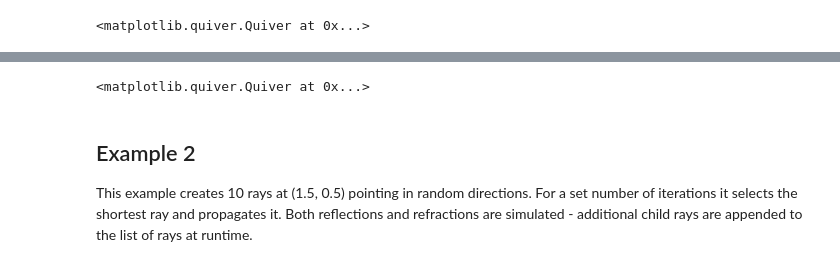
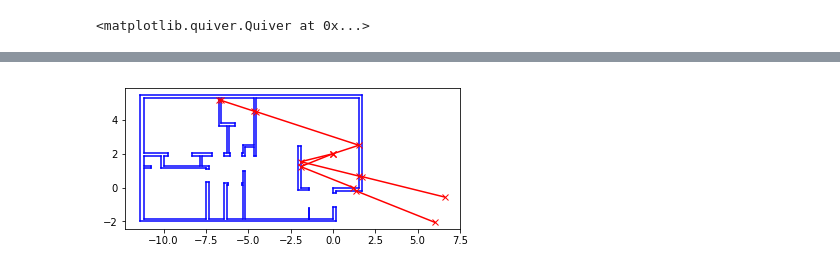
Before and after one commit to ben-hudson/raytracer, a Jupyter notebook: test.ipynb, the cells around one changed output, grey strips where cells are left out. Cells and saved outputs as stored; diff of their text form; code cells hidden in the pictures.

```diff
--- a/test.ipynb
+++ b/test.ipynb
@@ -53,0 +37,9 @@ while hit is not None:
+# %%
+fig, ax = plt.subplots()
+ax.set_aspect('equal')
+
+for obstacle in env.obstacles:
+    ax.plot(obstacle[:, 0], obstacle[:, 1], c='b')
+
+ax.quiver(ray.origin[0], ray.origin[1], ray.direction[0], ray.direction[1], color='r')
+ax.plot(boundary.geometry[:, 0], boundary.geometry[:, 1], c='r')
@@ -53,0 +59,9 @@ while hit is not None:
+# %%
+fig, ax = plt.subplots()
+ax.set_aspect('equal')
+
+for obstacle in env.obstacles:
+    ax.plot(obstacle[:, 0], obstacle[:, 1], c='b')
+
+ax.quiver(ray.origin[0], ray.origin[1], ray.direction[0], ray.direction[1], color='r')
+ax.plot(boundary.geometry[:, 0], boundary.geometry[:, 1], c='r')
@@ -53,0 +80,5 @@ while hit is not None:
+# %%
+MAX_DEPTH = 5
+N_RAYS = 3
+origin = (0, 2)
+rays = [rt.Ray(origin, (np.cos(a), np.sin(a))) for a in 2*np.pi*np.random.rand(N_RAYS)]
@@ -53,0 +115,8 @@ while hit is not None:
+# %%
+pool = multiprocessing.Pool(processes=4)
+args = zip(rays, [env]*N_RAYS, [MAX_DEPTH]*N_RAYS)
+ray_paths = []
+for points in tqdm.tqdm_notebook(pool.imap(trace, args), total=N_RAYS):
+    ray_paths.append(points)
+pool.close()
+pool.join()
@@ -55,11 +126,10 @@ while hit is not None:
 fig, ax = plt.subplots()
 ax.set_aspect('equal')
 
-for obstacle in env:
-    for boundary in obstacle.boundaries:
-        ax.plot([boundary.p0[0], boundary.p1[0]], [boundary.p0[1], boundary.p1[1]], c='b')
+for obstacle in env.obstacles:
+    ax.plot(obstacle[:, 0], obstacle[:, 1], c='b')
 
-x, y = zip(*points)
-ax.plot(x, y, c='r')
-ax.quiver([ray.p0[0]], [ray.p0[1]], [ray.d[0]], [ray.d[1]], color='r')
+for ray_path in ray_paths:
+    ray_x, ray_y = zip(*ray_path)
+    ax.plot(ray_x, ray_y, marker='x', c='r')
 # %% [output]
@@ -68,5 +136 @@ ax.quiver([ray.p0[0]], [ray.p0[1]], [ray.d[0]], [ray.d[1]], color='r')
-<matplotlib.quiver.Quiver at 0x...>
+[figure, added]
-# %% [markdown]
-## Example 2
-
-This example creates 10 rays at (1.5, 0.5) pointing in random directions. For a set number of iterations it selects the shortest ray and propagates it. Both reflections and refractions are simulated - additional child rays are appended to the list of rays at runtime.
```
Also changed, not shown: parts of 25 cells of this notebook, 2 other files.
